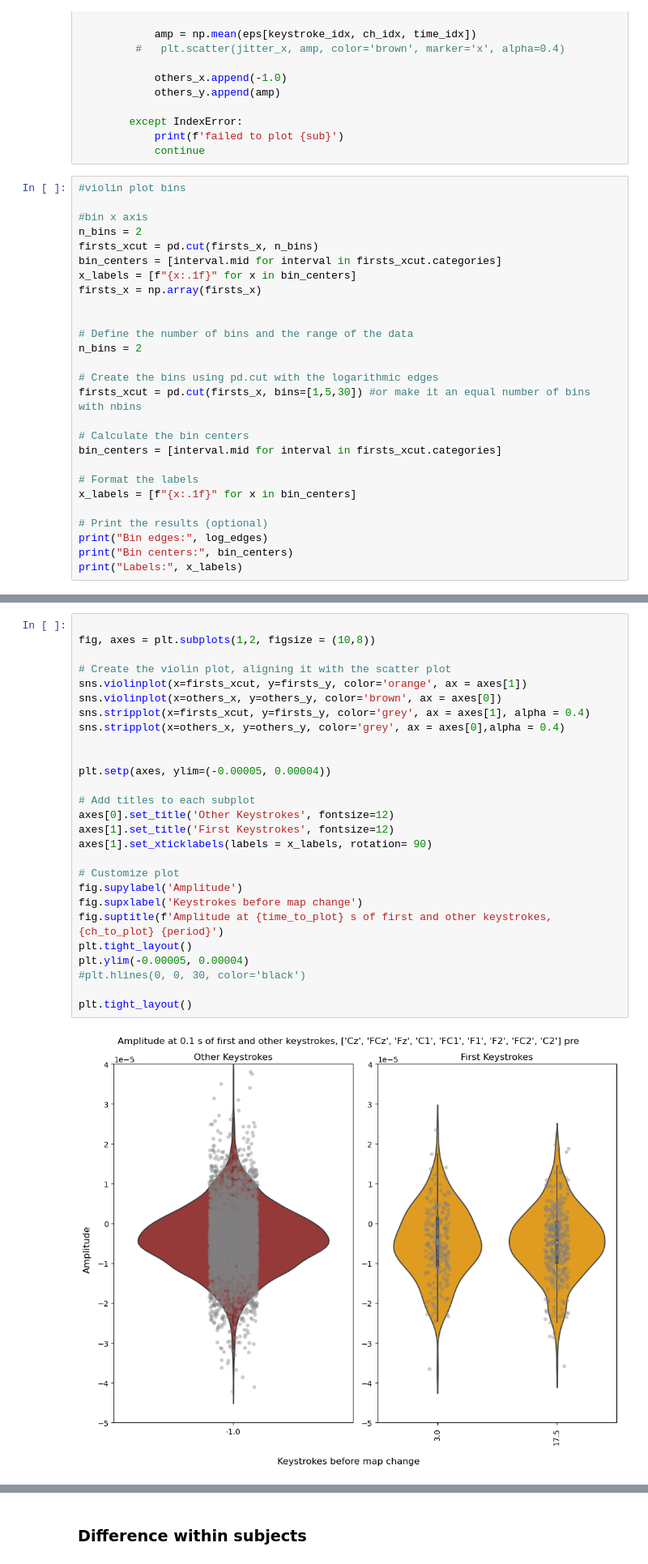
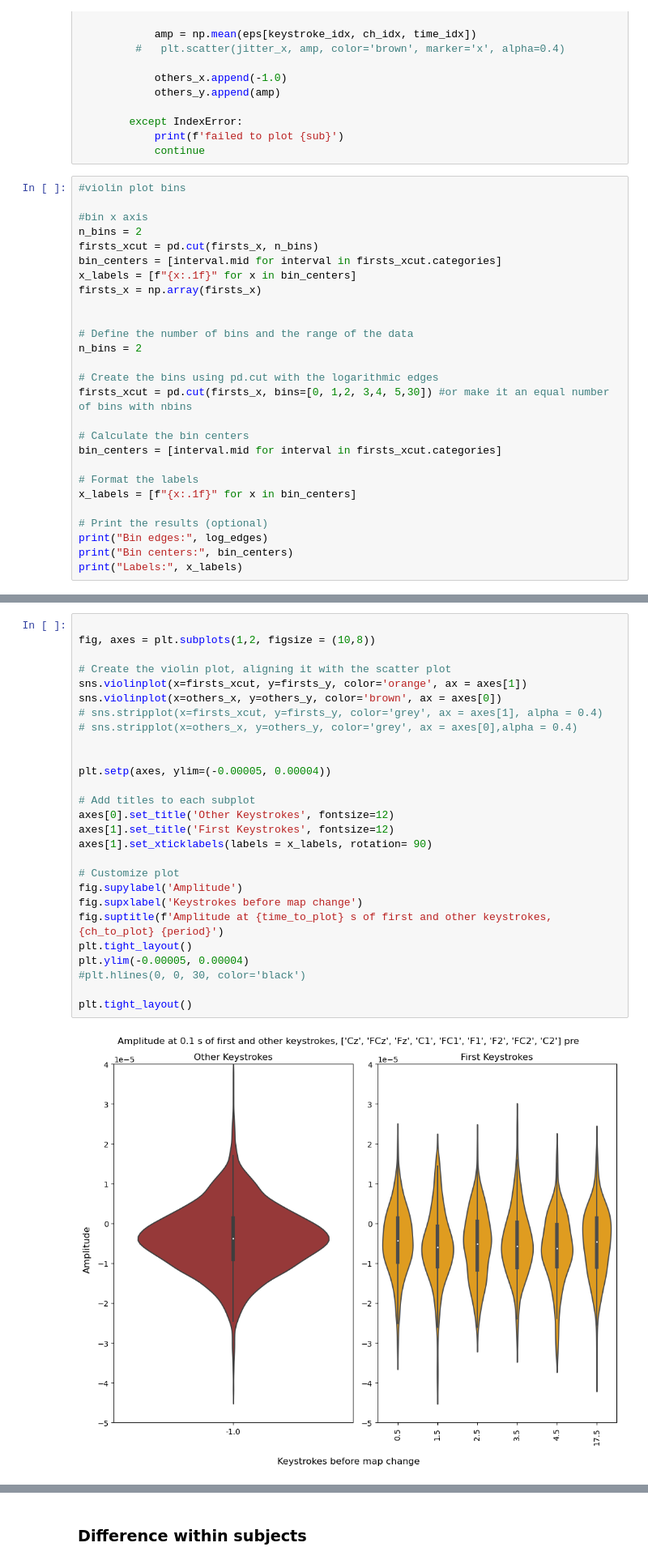
Before and after one commit to haiqin-zhang/AM-EEG, a Jupyter notebook: analysis_error/surprisal_mapchange_corr_diffs.ipynb, the cells around one changed output, grey strips where cells are left out. Shown at 81% size. Cells and saved outputs as stored; diff of their text form.

Commit message:
extract first and others, 30.01

```diff
--- a/analysis_error/surprisal_mapchange_corr_diffs.ipynb
+++ b/analysis_error/surprisal_mapchange_corr_diffs.ipynb
@@ -156,7 +156,7 @@ firsts_x = np.array(firsts_x)
 n_bins = 2
 
 # Create the bins using pd.cut with the logarithmic edges
-firsts_xcut = pd.cut(firsts_x, bins=[1,5,30]) #or make it an equal number of bins with nbins
+firsts_xcut = pd.cut(firsts_x, bins=[0, 1,2, 3,4, 5,30]) #or make it an equal number of bins with nbins
 
 # Calculate the bin centers
 bin_centers = [interval.mid for interval in firsts_xcut.categories]
@@ -175,32 +173,32 @@ Labels: ['3.0', '17.5']
 # %%
 
 fig, axes = plt.subplots(1,2, figsize = (10,8))
 
 # Create the violin plot, aligning it with the scatter plot
 sns.violinplot(x=firsts_xcut, y=firsts_y, color='orange', ax = axes[1])
 sns.violinplot(x=others_x, y=others_y, color='brown', ax = axes[0])
-sns.stripplot(x=firsts_xcut, y=firsts_y, color='grey', ax = axes[1], alpha = 0.4)
-sns.stripplot(x=others_x, y=others_y, color='grey', ax = axes[0],alpha = 0.4)
+# sns.stripplot(x=firsts_xcut, y=firsts_y, color='grey', ax = axes[1], alpha = 0.4)
+# sns.stripplot(x=others_x, y=others_y, color='grey', ax = axes[0],alpha = 0.4)
 
 
 plt.setp(axes, ylim=(-0.00005, 0.00004))
 
 # Add titles to each subplot
 axes[0].set_title('Other Keystrokes', fontsize=12)
 axes[1].set_title('First Keystrokes', fontsize=12)
 axes[1].set_xticklabels(labels = x_labels, rotation= 90)
 
 # Customize plot
 fig.supylabel('Amplitude')
 fig.supxlabel('Keystrokes before map change')
 fig.suptitle(f'Amplitude at {time_to_plot} s of first and other keystrokes, {ch_to_plot} {period}')
 plt.tight_layout()
 plt.ylim(-0.00005, 0.00004)
 #plt.hlines(0, 0, 30, color='black')
 
 plt.tight_layout()
 # %% [output]
-[figure, old version]
+[figure, new version]
 # %%
 """good_listen_subjects, good_motor_subjects,good_error_subjects,musicians,nonmusicians = load_subject_lists_LME()
 subjects_to_process = good_error_subjects
```
Also changed, not shown: parts of 16 cells of this notebook, 3 other files.
